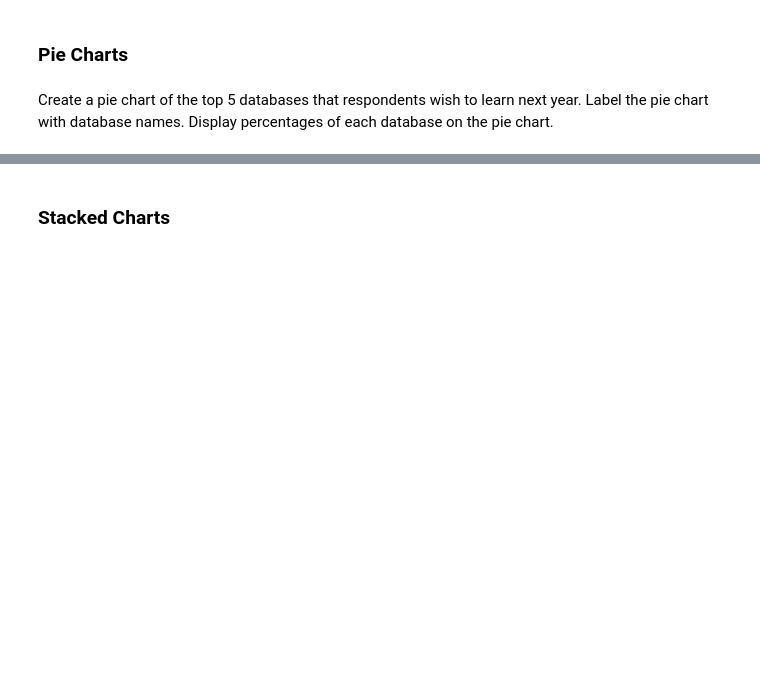
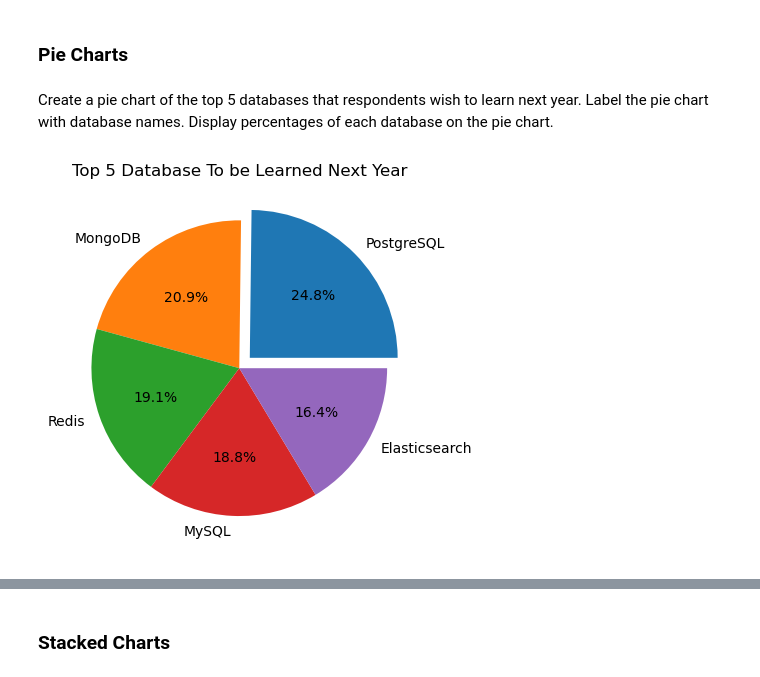
Before and after one commit to sebblank/DA_coursera, a Jupyter notebook: week_04_DataVisualization.ipynb, the cells around one changed output, grey strips where cells are left out. Saved outputs shown, nothing was run; the diff lists cells and outputs as text; code cells hidden in the pictures; blank space fills up the shorter version.

```diff
--- a/week_04_DataVisualization.ipynb
+++ b/week_04_DataVisualization.ipynb
@@ -233,0 +241,18 @@ Create a pie chart of the top 5 databases that respondents wish to learn next ye
+# %%
+QUERY = """
+SELECT DatabaseDesireNextYear, count(DatabaseDesireNextYear) as count FROM DatabaseDesireNextYear group by DatabaseDesireNextYear order by count Desc Limit 5
+"""
+df = pd.read_sql_query(QUERY,conn)
+
+data=df['count']/max(df['count'])
+label=df['DatabaseDesireNextYear']
+
+plt.title('Top 5 Database To be Learned Next Year')
+explode = (0.1 ,0,0,0,0)
+
+
+
+plt.pie(data, labels=label,explode=explode, autopct='%1.1f%%')
+plt.show()
+# %% [output]
+[figure, added]
```
Also changed, not shown: parts of 16 cells of this notebook.
